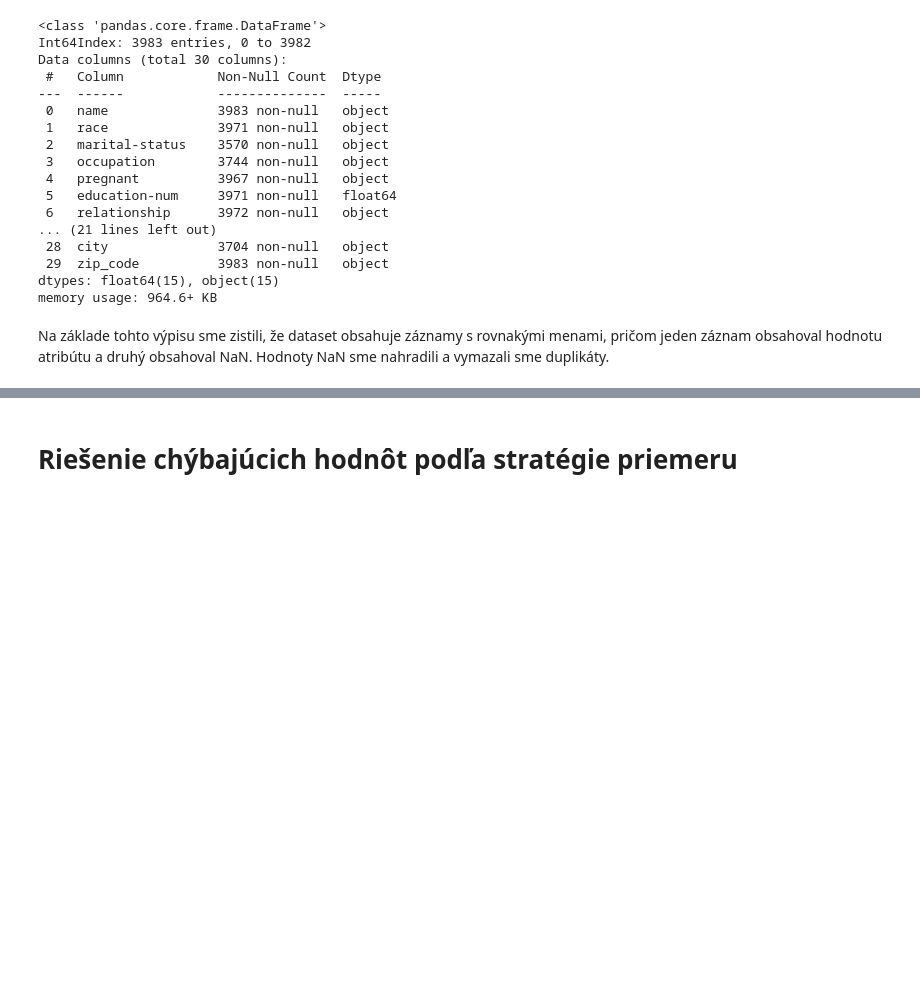
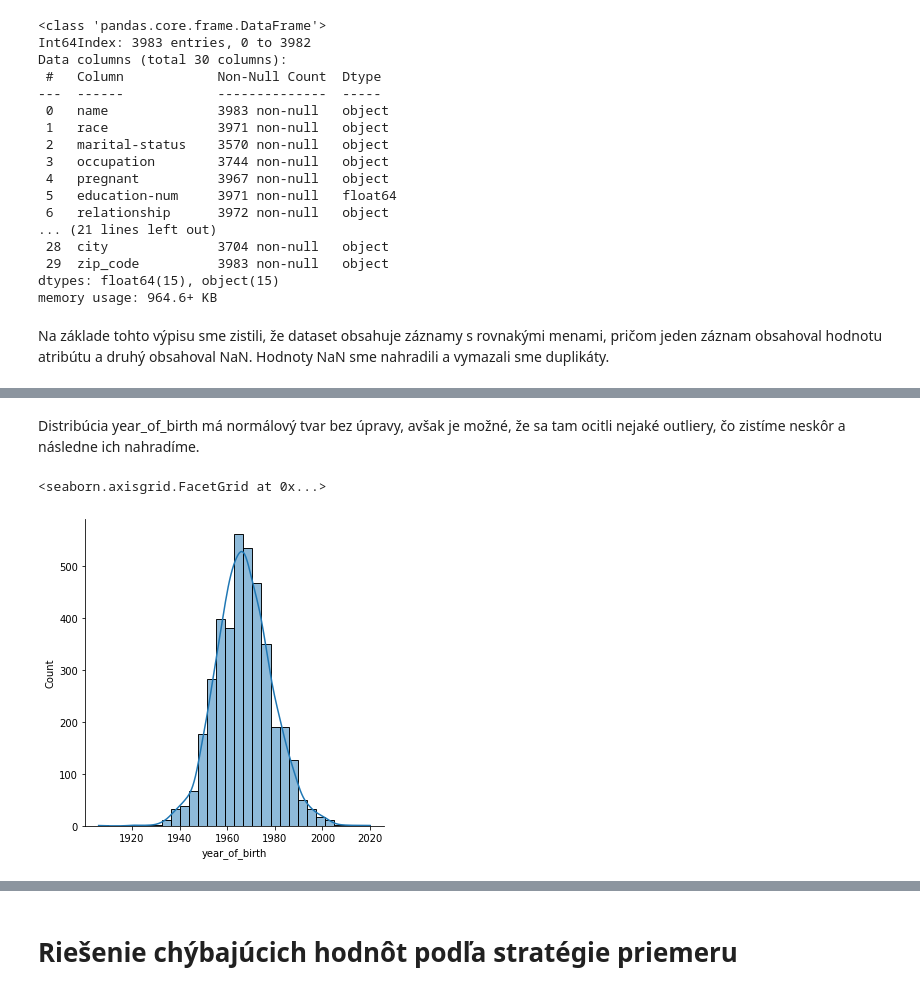
Before and after one commit to JKBGIT1/IAU_Project, a Jupyter notebook: 2.Phase_Hlavačka-Vančo.ipynb, the cells around one changed output, grey strips where cells are left out. Cells and saved outputs as stored; diff of their text form; code cells hidden in the pictures; blank space fills up the shorter version.

```diff
--- a/2.Phase_Hlavačka-Vančo.ipynb
+++ b/2.Phase_Hlavačka-Vančo.ipynb
@@ -339,0 +328,16 @@ memory usage: 952.5+ KB
+# %%
+def extract_year(data_frame):
+    years = []
+    for cell in data_frame['date_of_birth']:
+        if re.match('^[0-9]{2}\-[0-9]{2}\-[0-9]{2}$', cell):
+            year = cell[:2]
+            years.append(float('19' + year))
+        elif re.match('[0-9]{4}', cell):
+            years.append(float(re.findall('[0-9]{4}', cell)[0]))
+        elif re.match('^[0-9]{2}\/[0-9]{2}\/[0-9]{4}$', cell):
+            years.append(float(cell[-4:]))
+
+    data_frame['year_of_birth'] = years
+    return data_frame.drop(columns=['date_of_birth'])
+
+df_joined = extract_year(df_joined)
@@ -339,0 +346,13 @@ memory usage: 952.5+ KB
+# %%
+def calculate_age_from_year(data_frame):
+    new_age = []
+    for (age, data1), (year, data2) in zip(data_frame['age'].iteritems(), data_frame['year_of_birth'].iteritems()):
+        if pd.isnull(data1):
+            new_age.append(2020 - data2)
+        else:
+            new_age.append(data1)
+
+    data_frame['age'] = new_age
+    return data_frame
+
+df_joined = calculate_age_from_year(df_joined)
@@ -339,0 +400,7 @@ memory usage: 952.5+ KB
+# %% [markdown]
+Distribúcia year_of_birth má normálový tvar bez úpravy, avšak je možné, že sa tam ocitli nejaké outliery, čo zistíme neskôr a následne ich nahradíme.
+# %%
+sns.displot(df_joined['year_of_birth'], kde=True, bins=30) # Distribution of age values, Positive kurtosis and normal skewness
+# %% [output]
+<seaborn.axisgrid.FacetGrid at 0x...>
+[figure, added]
```
Also changed, not shown: parts of 12 cells of this notebook.
